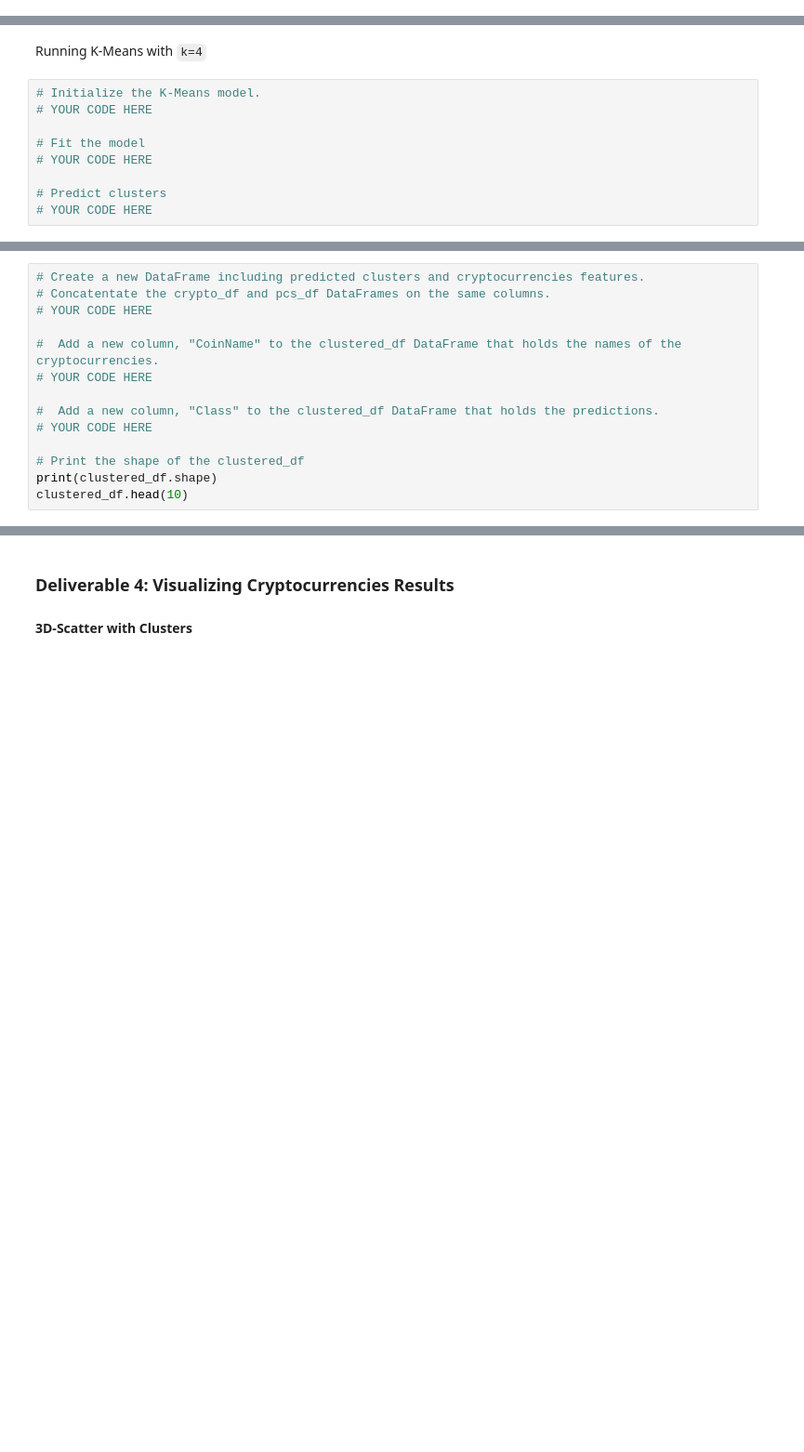
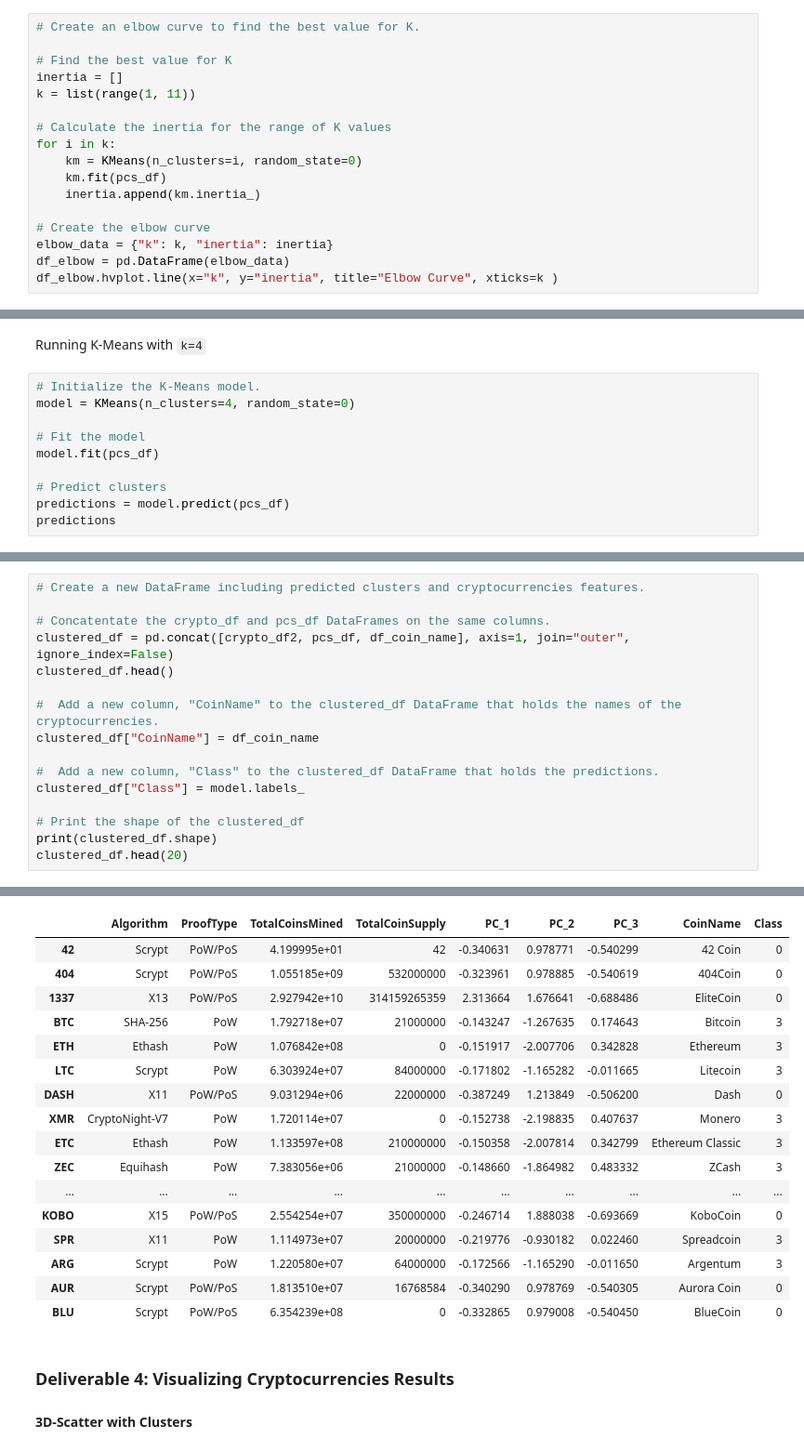
Before and after one commit to coralrofa/Cryptocurrencies, a Jupyter notebook: crypto_clustering.ipynb, the cells around one changed output, grey strips where cells are left out. Shown at 93% size. Saved outputs shown, nothing was run; the diff lists cells and outputs as text; blank space fills up the shorter version.

```diff
--- a/crypto_clustering.ipynb
+++ b/crypto_clustering.ipynb
@@ -274,0 +273,17 @@ x_pca_df
+# %%
+# Create an elbow curve to find the best value for K.
+
+# Find the best value for K
+inertia = []
+k = list(range(1, 11))
+
+# Calculate the inertia for the range of K values
+for i in k:
+    km = KMeans(n_clusters=i, random_state=0)
+    km.fit(pcs_df)
+    inertia.append(km.inertia_)
+
+# Create the elbow curve
+elbow_data = {"k": k, "inertia": inertia}
+df_elbow = pd.DataFrame(elbow_data)
+df_elbow.hvplot.line(x="k", y="inertia", title="Elbow Curve", xticks=k )
@@ -276,10 +293,11 @@ x_pca_df
 Running K-Means with `k=4`
 # %%
 # Initialize the K-Means model.
-# YOUR CODE HERE
+model = KMeans(n_clusters=4, random_state=0)
 
 # Fit the model
-# YOUR CODE HERE
+model.fit(pcs_df)
 
 # Predict clusters
-# YOUR CODE HERE
+predictions = model.predict(pcs_df)
+predictions
@@ -286,14 +347,17 @@ Running K-Means with `k=4`
 # %%
 # Create a new DataFrame including predicted clusters and cryptocurrencies features.
+
 # Concatentate the crypto_df and pcs_df DataFrames on the same columns.
-# YOUR CODE HERE
+clustered_df = pd.concat([crypto_df2, pcs_df, df_coin_name], axis=1, join="outer", ignore_index=False)
+clustered_df.head()
 
 #  Add a new column, "CoinName" to the clustered_df DataFrame that holds the names of the cryptocurrencies.
-# YOUR CODE HERE
+clustered_df["CoinName"] = df_coin_name
 
 #  Add a new column, "Class" to the clustered_df DataFrame that holds the predictions.
-# YOUR CODE HERE
+clustered_df["Class"] = model.labels_
 
 # Print the shape of the clustered_df
 print(clustered_df.shape)
-clustered_df.head(10)
+clustered_df.head(20)
+# %% [output]
@@ -300,3 +365,20 @@ clustered_df.head(10)
+|  | Algorithm | ProofType | TotalCoinsMined | TotalCoinSupply | PC_1 | PC_2 | PC_3 | CoinName | Class |
+| 42 | Scrypt | PoW/PoS | 4.199995e+01 | 42 | -0.340631 | 0.978771 | -0.540299 | 42 Coin | 0 |
+| 404 | Scrypt | PoW/PoS | 1.055185e+09 | 532000000 | -0.323961 | 0.978885 | -0.540619 | 404Coin | 0 |
+| 1337 | X13 | PoW/PoS | 2.927942e+10 | 314159265359 | 2.313664 | 1.676641 | -0.688486 | EliteCoin | 0 |
+| BTC | SHA-256 | PoW | 1.792718e+07 | 21000000 | -0.143247 | -1.267635 | 0.174643 | Bitcoin | 3 |
+| ETH | Ethash | PoW | 1.076842e+08 | 0 | -0.151917 | -2.007706 | 0.342828 | Ethereum | 3 |
+| LTC | Scrypt | PoW | 6.303924e+07 | 84000000 | -0.171802 | -1.165282 | -0.011665 | Litecoin | 3 |
+| DASH | X11 | PoW/PoS | 9.031294e+06 | 22000000 | -0.387249 | 1.213849 | -0.506200 | Dash | 0 |
+| XMR | CryptoNight-V7 | PoW | 1.720114e+07 | 0 | -0.152738 | -2.198835 | 0.407637 | Monero | 3 |
+| ETC | Ethash | PoW | 1.133597e+08 | 210000000 | -0.150358 | -2.007814 | 0.342799 | Ethereum Classic | 3 |
+| ZEC | Equihash | PoW | 7.383056e+06 | 21000000 | -0.148660 | -1.864982 | 0.483332 | ZCash | 3 |
+| ... | ... | ... | ... | ... | ... | ... | ... | ... | ... |
+| KOBO | X15 | PoW/PoS | 2.554254e+07 | 350000000 | -0.246714 | 1.888038 | -0.693669 | KoboCoin | 0 |
+| SPR | X11 | PoW | 1.114973e+07 | 20000000 | -0.219776 | -0.930182 | 0.022460 | Spreadcoin | 3 |
+| ARG | Scrypt | PoW | 1.220580e+07 | 64000000 | -0.172566 | -1.165290 | -0.011650 | Argentum | 3 |
+| AUR | Scrypt | PoW/PoS | 1.813510e+07 | 16768584 | -0.340290 | 0.978769 | -0.540305 | Aurora Coin | 0 |
+| BLU | Scrypt | PoW/PoS | 6.354239e+08 | 0 | -0.332865 | 0.979008 | -0.540450 | BlueCoin | 0 |
 # %% [markdown]
 ### Deliverable 4: Visualizing Cryptocurrencies Results
 
```
Also changed, not shown: parts of 18 cells of this notebook.
